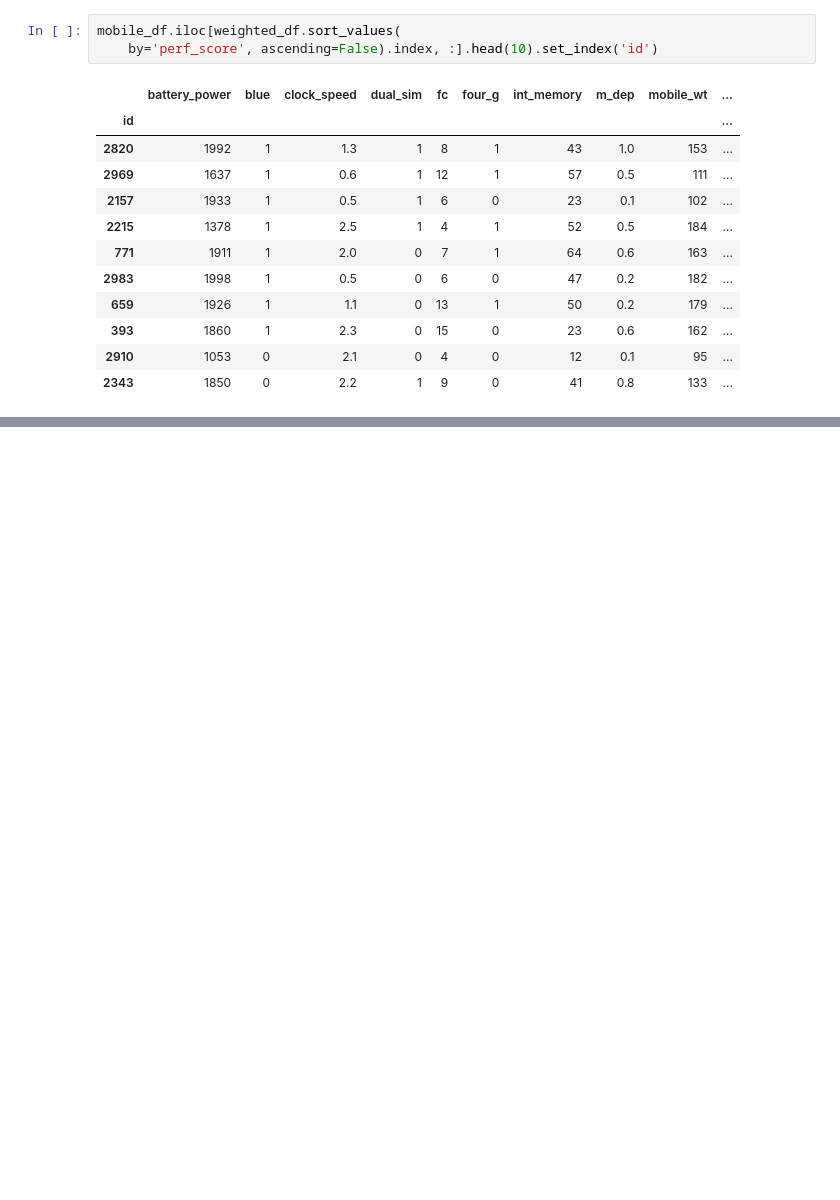
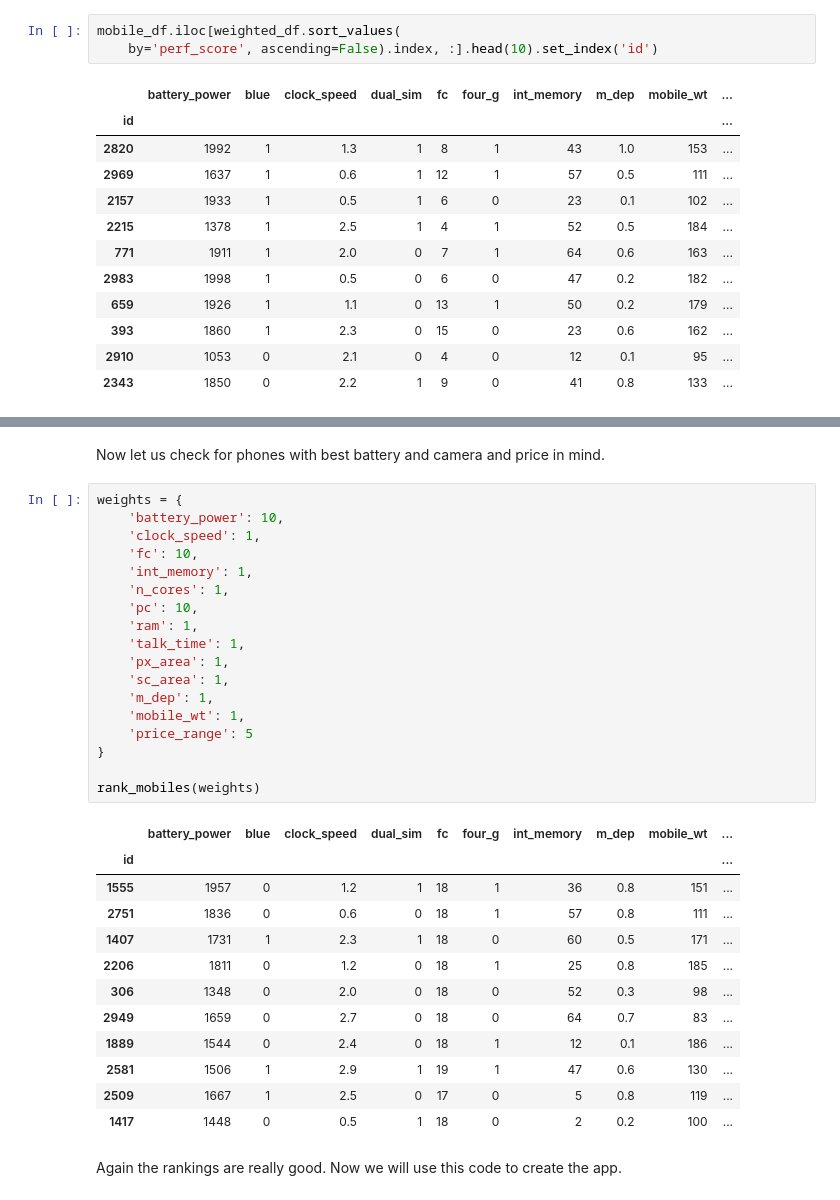
Before and after one commit to Jaymin151617/TCS-RIO-125-Internship, a Jupyter notebook: Bifurcating, Merging and Ranking the Dataset.ipynb, the cells around one changed output, grey strips where cells are left out. Drawn from its saved outputs; the diff is of its cells as text; blank space fills up the shorter version.

```diff
--- a/Bifurcating, Merging and Ranking the Dataset.ipynb
+++ b/Bifurcating, Merging and Ranking the Dataset.ipynb
@@ -257,0 +310,35 @@ The ranked dataset gives best RAM with lowest price possible.
+# %% [markdown]
+Now let us check for phones with best battery and camera and price in mind.
+# %%
+weights = {
+    'battery_power': 10,
+    'clock_speed': 1,
+    'fc': 10,
+    'int_memory': 1,
+    'n_cores': 1,
+    'pc': 10,
+    'ram': 1,
+    'talk_time': 1,
+    'px_area': 1,
+    'sc_area': 1,
+    'm_dep': 1,
+    'mobile_wt': 1,
+    'price_range': 5
+}
+
+rank_mobiles(weights)
+# %% [output]
+|  | battery_power | blue | clock_speed | dual_sim | fc | four_g | int_memory | m_dep | mobile_wt | ... |
+| id |  |  |  |  |  |  |  |  |  | ... |
+| 1555 | 1957 | 0 | 1.2 | 1 | 18 | 1 | 36 | 0.8 | 151 | ... |
+| 2751 | 1836 | 0 | 0.6 | 0 | 18 | 1 | 57 | 0.8 | 111 | ... |
+| 1407 | 1731 | 1 | 2.3 | 1 | 18 | 0 | 60 | 0.5 | 171 | ... |
+| 2206 | 1811 | 0 | 1.2 | 0 | 18 | 1 | 25 | 0.8 | 185 | ... |
+| 306 | 1348 | 0 | 2.0 | 0 | 18 | 0 | 52 | 0.3 | 98 | ... |
+| 2949 | 1659 | 0 | 2.7 | 0 | 18 | 0 | 64 | 0.7 | 83 | ... |
+| 1889 | 1544 | 0 | 2.4 | 0 | 18 | 1 | 12 | 0.1 | 186 | ... |
+| 2581 | 1506 | 1 | 2.9 | 1 | 19 | 1 | 47 | 0.6 | 130 | ... |
+| 2509 | 1667 | 1 | 2.5 | 0 | 17 | 0 | 5 | 0.8 | 119 | ... |
+| 1417 | 1448 | 0 | 0.5 | 1 | 18 | 0 | 2 | 0.2 | 100 | ... |
+# %% [markdown]
+Again the rankings are really good. Now we will use this code to create the app.
```
Also changed, not shown: parts of 15 cells of this notebook, 1 other file.
